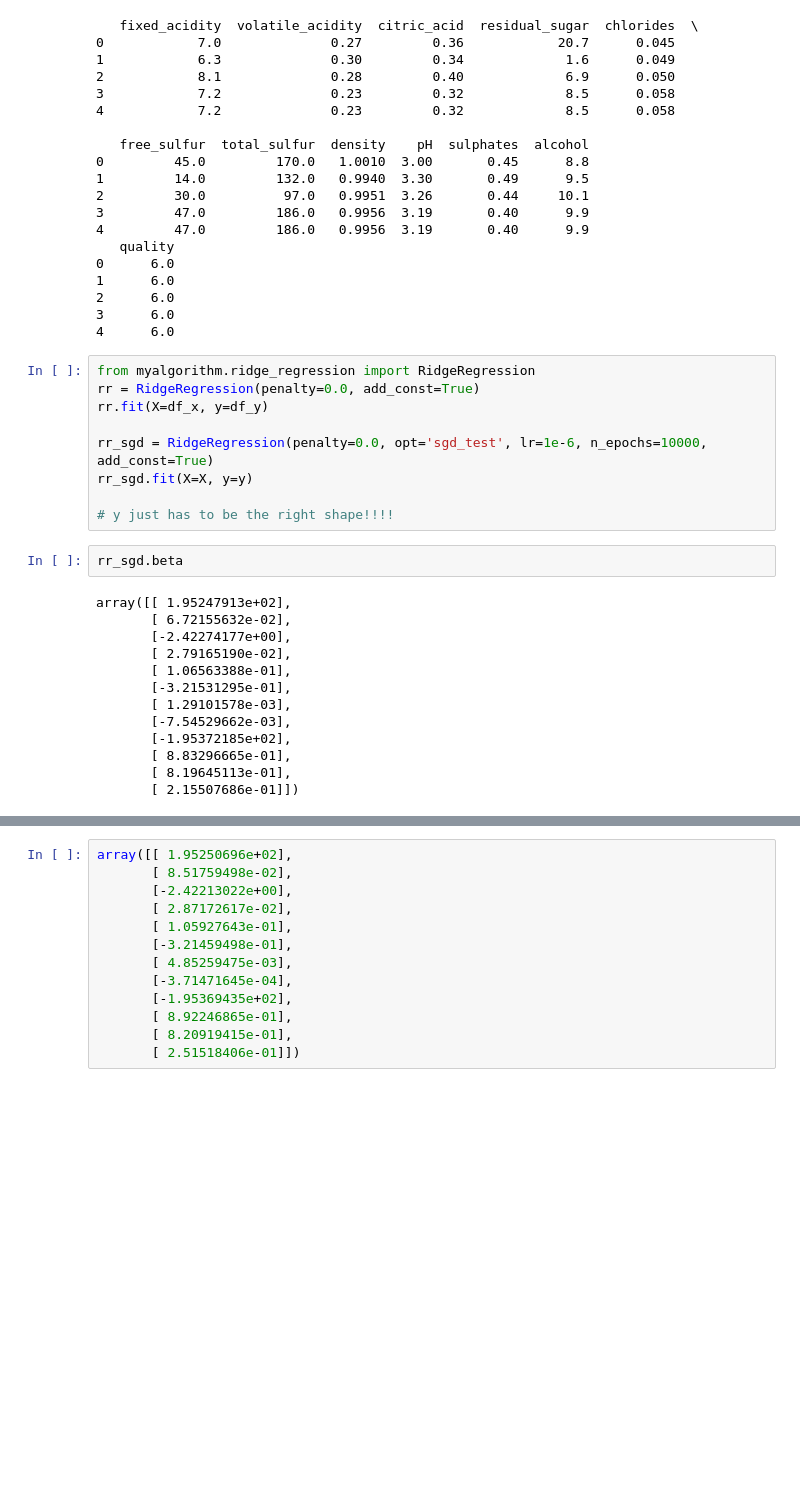
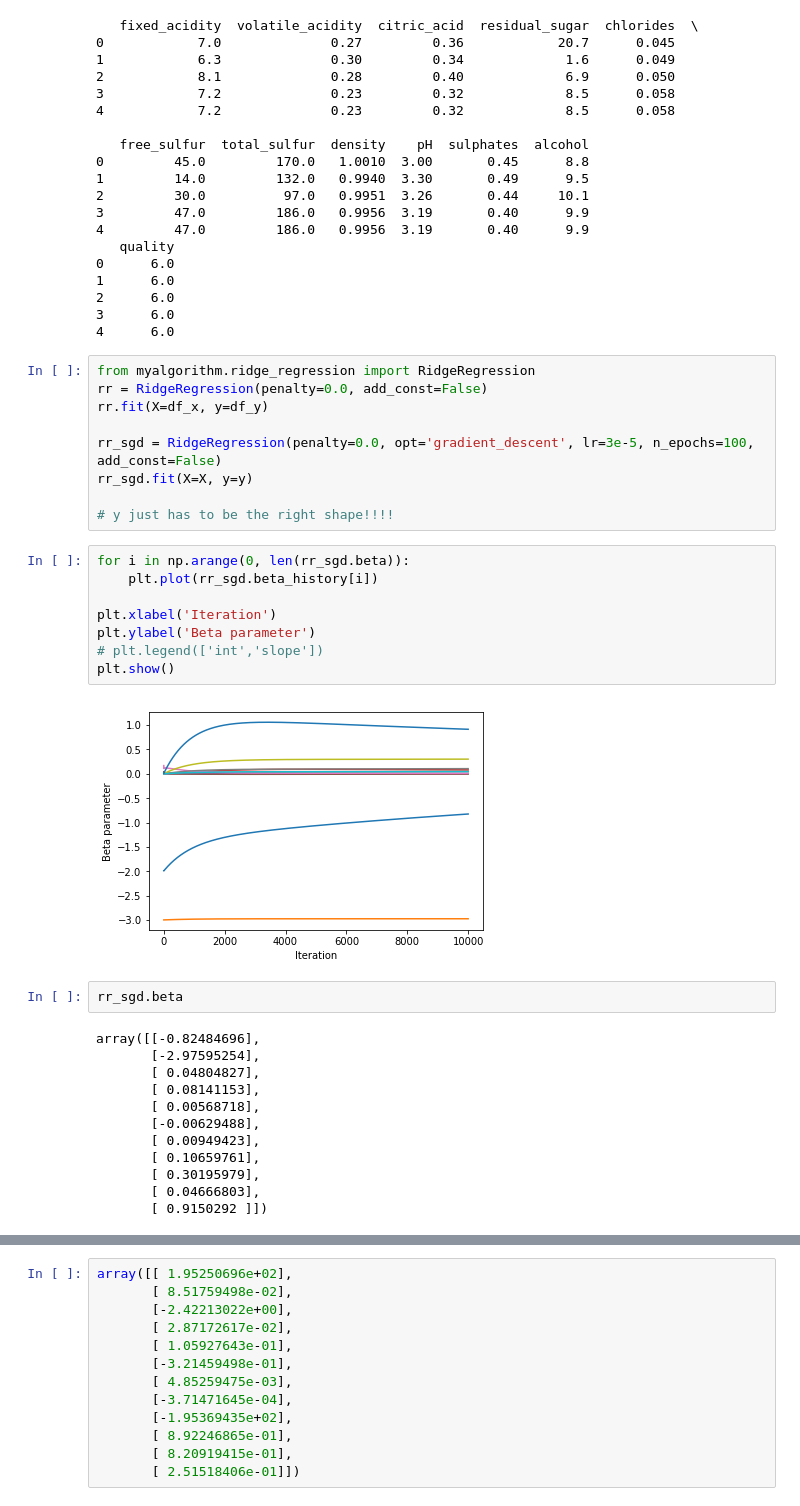
Before and after one commit to ALai57/ChiPy_Spring2018, a Jupyter notebook: ModelExamples/RidgeRegression/1.0-al-ridge-regression-wine-quality.ipynb, the cells around one changed output, grey strips where cells are left out. Drawn from its saved outputs; the diff is of its cells as text; blank space fills up the shorter version.

```diff
--- a/ModelExamples/RidgeRegression/1.0-al-ridge-regression-wine-quality.ipynb
+++ b/ModelExamples/RidgeRegression/1.0-al-ridge-regression-wine-quality.ipynb
@@ -66,28 +71,37 @@ print(df_y.head())
 4      6.0
 # %%
 from myalgorithm.ridge_regression import RidgeRegression
-rr = RidgeRegression(penalty=0.0, add_const=True)
+rr = RidgeRegression(penalty=0.0, add_const=False)
 rr.fit(X=df_x, y=df_y)
 
-rr_sgd = RidgeRegression(penalty=0.0, opt='sgd_test', lr=1e-6, n_epochs=10000, add_const=True)
+rr_sgd = RidgeRegression(penalty=0.0, opt='gradient_descent', lr=3e-5, n_epochs=100, add_const=False)
 rr_sgd.fit(X=X, y=y)
 
 # y just has to be the right shape!!!!
+# %%
+for i in np.arange(0, len(rr_sgd.beta)):
+    plt.plot(rr_sgd.beta_history[i])
+
+plt.xlabel('Iteration')
+plt.ylabel('Beta parameter')
+# plt.legend(['int','slope'])
+plt.show()
+# %% [output]
+[figure, added]
 # %%
 rr_sgd.beta
 # %% [output]
-array([[ 1.95247913e+02],
-       [ 6.72155632e-02],
-       [-2.42274177e+00],
-       [ 2.79165190e-02],
-       [ 1.06563388e-01],
-       [-3.21531295e-01],
-       [ 1.29101578e-03],
-       [-7.54529662e-03],
-       [-1.95372185e+02],
-       [ 8.83296665e-01],
-       [ 8.19645113e-01],
-       [ 2.15507686e-01]])
+array([[-0.82484696],
+       [-2.97595254],
+       [ 0.04804827],
+       [ 0.08141153],
+       [ 0.00568718],
+       [-0.00629488],
+       [ 0.00949423],
+       [ 0.10659761],
+       [ 0.30195979],
+       [ 0.04666803],
+       [ 0.9150292 ]])
 # %%
 rr.beta
 # %% [output]
```
Also changed, not shown: parts of 3 cells of this notebook, 1 other file.
